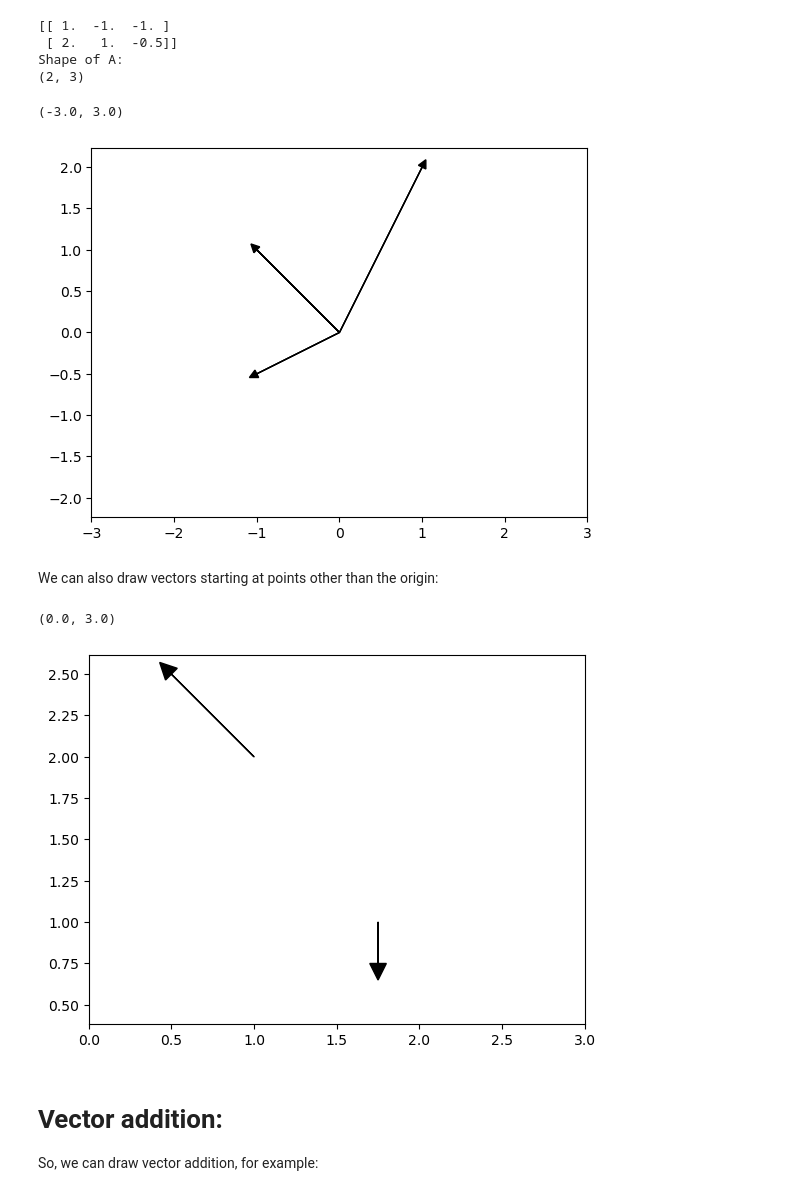
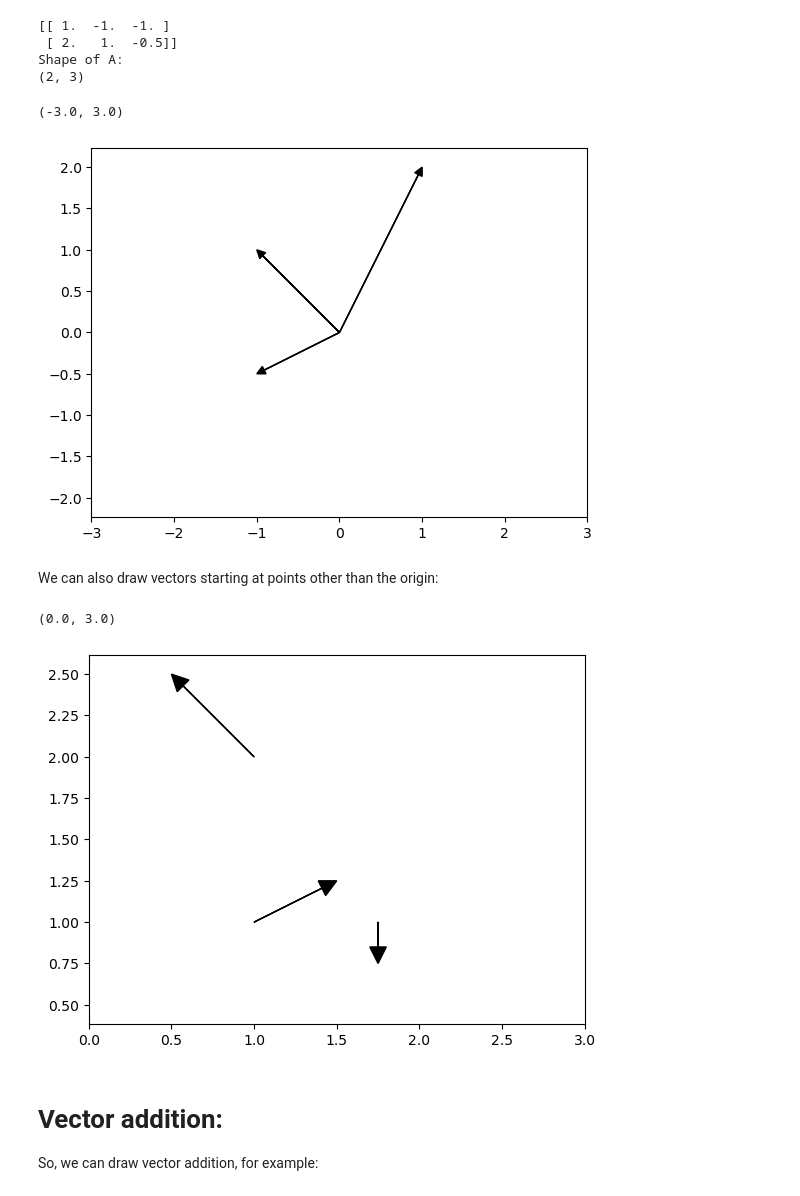
Before and after one commit to CTLMath/birs2025group2, a Jupyter notebook: linalg_1_visualizing.ipynb, the cells around one changed output. Saved outputs shown, nothing was run; the diff lists cells and outputs as text; code cells hidden in the pictures.

```diff
--- a/linalg_1_visualizing.ipynb
+++ b/linalg_1_visualizing.ipynb
@@ -17,7 +17,19 @@ And here is a built in function for plotting one or more vectors in 2D:
 def plot_vector(v, origin = np.array([0,0]), head_width = 0.1, head_length = 0.1, color = 'k', linestyle = "-"):
     # Plots a single vector starting at the origin (or another point)
 
-    plt.arrow(origin[0], origin[1], v[0], v[1], head_width = head_width, head_length = head_length, ec = color, fc = color, linestyle = linestyle)
+    ###Problem: matplotlib adds the arrow head on the END of the vector,
+    ###so the actual end of the vector is at the base of the pointy tip.
+    ###Fix this manually by scaling the vector down, UNLESS the head_length itself is longer than the vector
+
+    v_norm = la.norm(v)
+
+    if v_norm > head_length:
+        v_scaled = ((v_norm - head_length)/v_norm)*v #scalar multiply v by (|v|-headlength)/|v|.
+    else:
+        v_scaled = v
+
+    plt.arrow(origin[0], origin[1], v_scaled[0], v_scaled[1],
+              head_width = head_width, head_length = head_length, ec = color, fc = color, linestyle = linestyle)
 
 def plot_columns(A, head_width = 0.1, head_length = 0.1, color = 'k', linestyle = "-"):
     # Plots the columns of an 2 x n matrix as vectors starting from the origin.
@@ -33,6 +45,7 @@ def plot_columns(A, head_width = 0.1, head_length = 0.1, color = 'k', linestyle
 #        angles = 'xy'
 #    )
 
+    #Instead just be lazy and loop over columns of A:
     for column in range(A.shape[1]):
         plot_vector(A[:,column], head_width = head_width, head_length = head_length, color = color, linestyle = linestyle)
 # %% [markdown]
@@ -101,25 +114,29 @@ plt.xlim([-3,3])
 plt.ylim([-3,3])
 # %% [output]
 (-3.0, 3.0)
-[figure, old version]
+[figure, new version]
 # %% [markdown]
 We can also draw vectors starting at points other than the origin:
 # %%
+u_origin = np.array([1,1])
+u = np.array([0.5,0.25])
+
 v_origin = np.array([1,2])
 v = np.array([-0.5,0.5])
 
 w_origin = np.array([1.75,1])
 w = np.array([0,-0.25])
 
+plot_vector(u, origin = u_origin)
 plot_vector(v, origin = v_origin)
 plot_vector(w, origin = w_origin)
 
 plt.axis('equal')
 plt.xlim([0,3])
 plt.ylim([0,3])
 # %% [output]
 (0.0, 3.0)
-[figure, old version]
+[figure, new version]
 # %% [markdown]
 # Vector addition:
 
```
Also changed, not shown: parts of 26 cells of this notebook.
